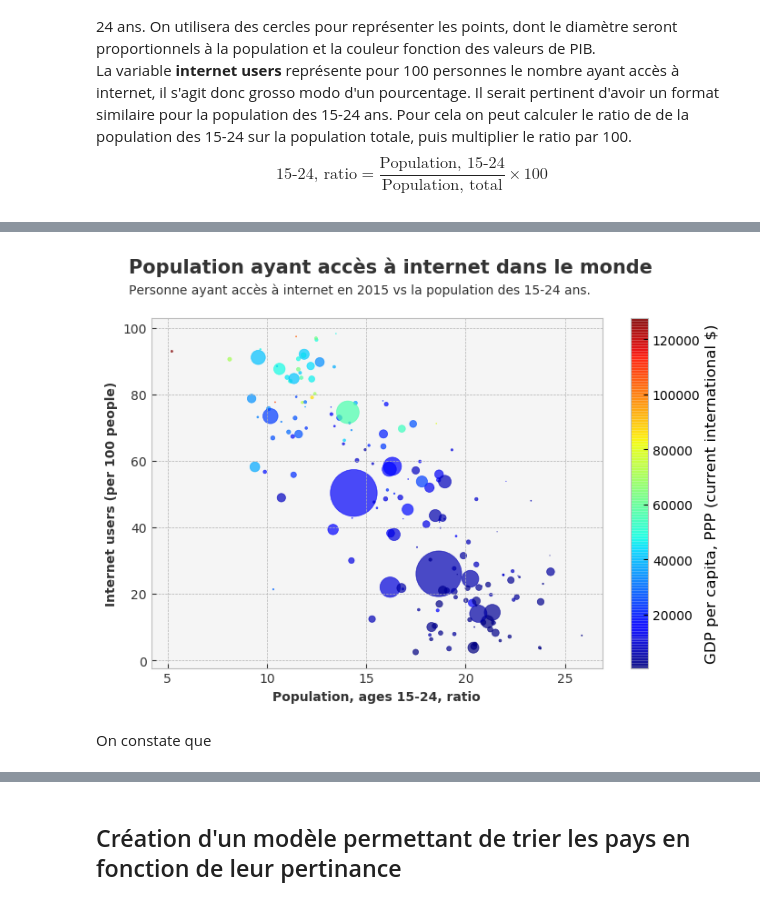
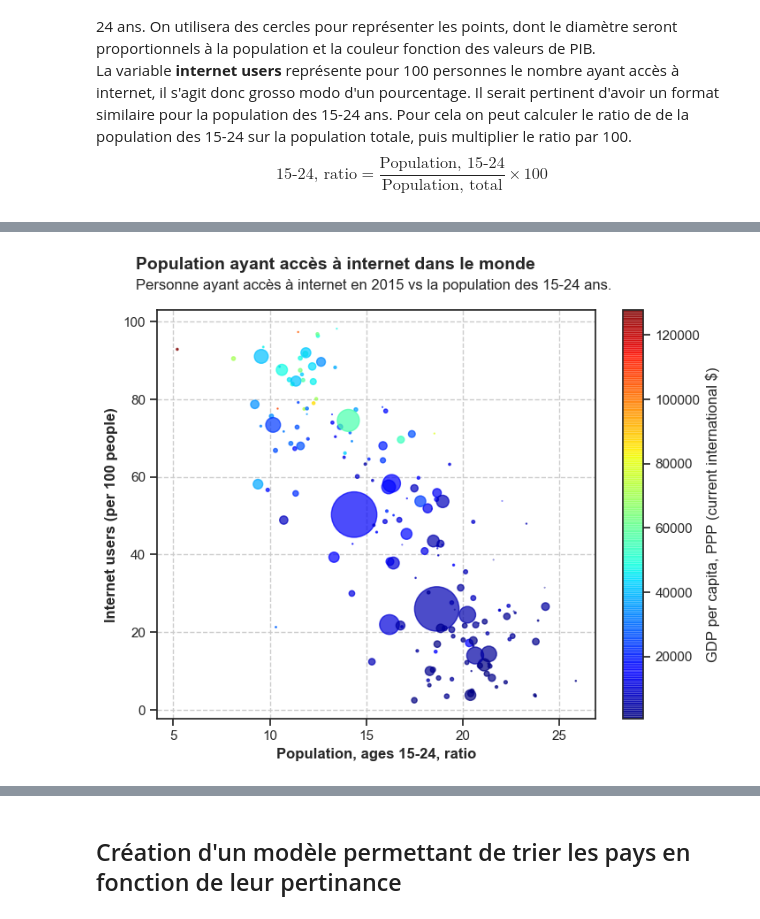
Before and after one commit to Pierre-Eloi/OC_DS_Project2, a Jupyter notebook: Project_2.ipynb, the cells around one changed output, grey strips where cells are left out. Drawn from its saved outputs; the diff is of its cells as text; code cells hidden in the pictures.

```diff
--- a/Project_2.ipynb
+++ b/Project_2.ipynb
@@ -20,0 +19,6 @@ import analysis.datavisu as vs
+# %%
+plt.rcParams.update(plt.rcParamsDefault)
+plt.rcParams.update({'axes.titleweight': 'bold'})
+sns.set(style='ticks')
+current_palette = sns.color_palette('RdBu', 10)
+sns.set_palette(current_palette)
@@ -224,17 +299,11 @@ data['Population, ages 15-24, ratio'] = data.iloc[:, -2]/data.iloc[:, -1] * 100
 # %%
-# Create the bubble plot
-plt.rcParams.update(plt.rcParamsDefault)
-plt.style.use('bmh')
-plt.rcParams.update({'axes.facecolor': '#F5F5F5'})
 plot = data.plot(kind='scatter', x=-1, y=-4, alpha=0.7,
-                 s=data.iloc[:, -2]/1000000, figsize=(8, 5),
+                 s=data.iloc[:, -2]/1000000, figsize=(8, 6),
                  c=3, cmap=plt.get_cmap('jet'), colorbar=True)
 # Personnalize the plot
 title = "Population ayant accès à internet dans le monde"
 subtitle = "Personne ayant accès à internet en 2015 vs la population des 15-24 ans."
 file = "bubble_plot"
 vs.nice_plot(plot, legend=False, title=title, subtitle=subtitle, file=file)
 # %% [output]
-[figure, old version]
+[figure, new version]
-# %% [markdown]
-On constate que
```
Also changed, not shown: parts of 36 cells of this notebook, 1 other file.
